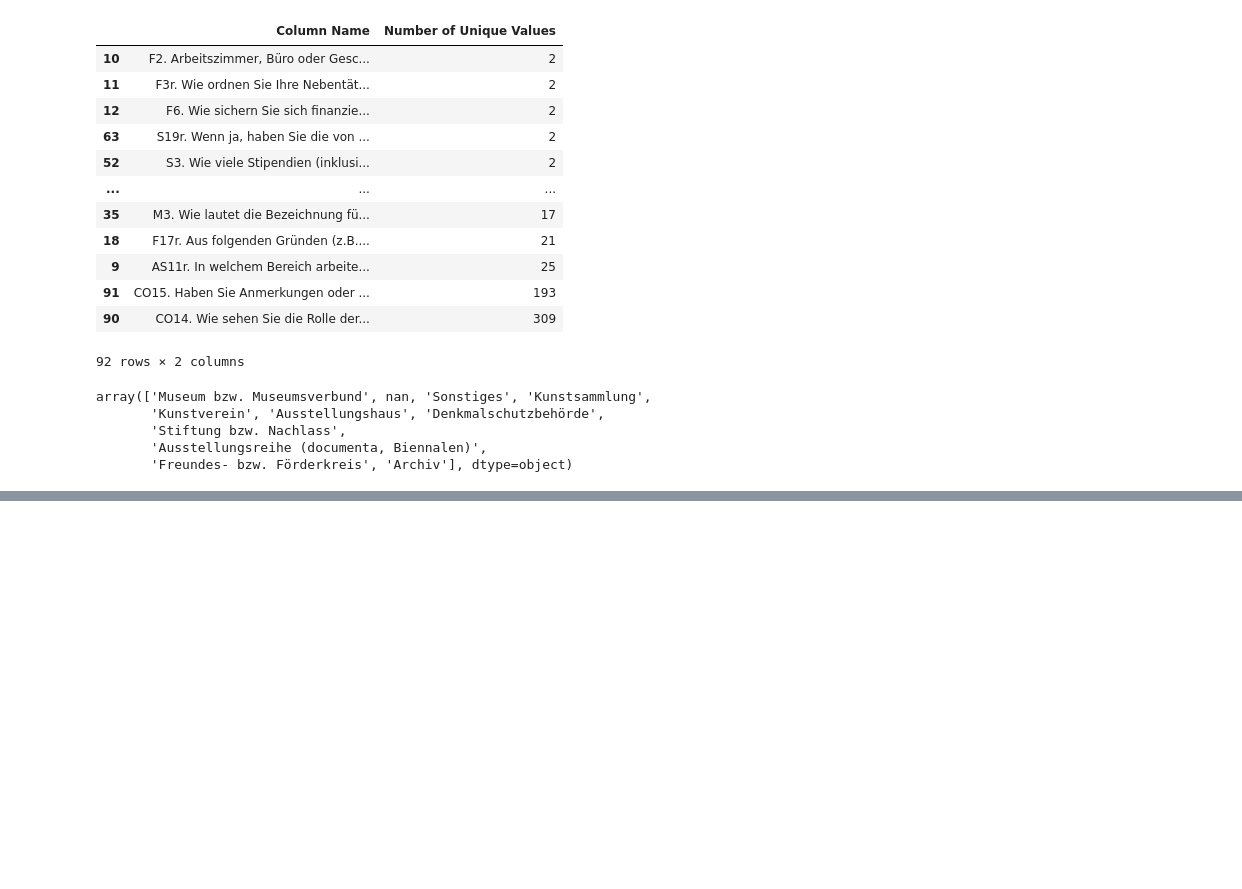
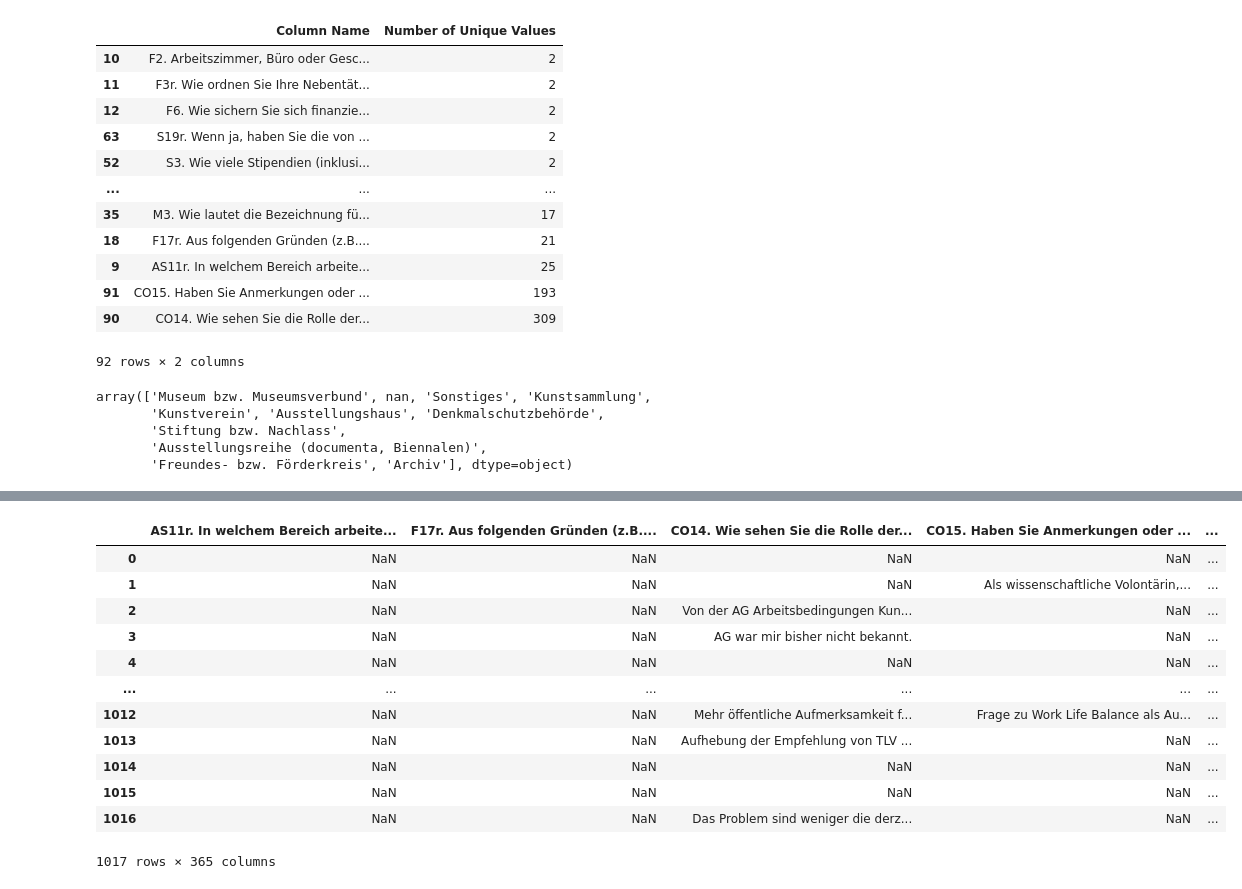
Before and after one commit to michaelgerloff/Survey_working_conditions_art_history, a Jupyter notebook: notebooks/00_Data_Cleaning.ipynb, the cells around one changed output, grey strips where cells are left out. Drawn from its saved outputs; the diff is of its cells as text; code cells hidden in the pictures; blank space fills up the shorter version.

Commit message:
finished Data Cleaning and started outlier detection

```diff
--- a/notebooks/00_Data_Exploration.ipynb
+++ b/notebooks/00_Data_Cleaning.ipynb
@@ -5,5 +9,5 @@ import pandas as pd
 # %%
-raw_data = pd.read_excel("/home/micha/Data_Science/Ulmer_Verein/data/Umfrage_kompletter Datensatz.xlsx")
+raw_data = pd.read_excel('../data/external/Umfrage_kompletter Datensatz.xlsx')
 # %%
 raw_data.head()
 # %% [output]
@@ -289,3 +295,10 @@ array(['Museum bzw. Museumsverbund', nan, 'Sonstiges', 'Kunstsammlung',
        'Stiftung bzw. Nachlass',
        'Ausstellungsreihe (documenta, Biennalen)',
        'Freundes- bzw. Förderkreis', 'Archiv'], dtype=object)
+# %%
+columns_to_encode = [col for col in object_columns.columns if object_columns[col].nunique() <= 17]
+
+# One-hot encode these columns
+one_hot_encoded_df = pd.get_dummies(object_columns, columns=columns_to_encode)
+
+print(one_hot_encoded_df)
@@ -291,0 +323,16 @@ array(['Museum bzw. Museumsverbund', nan, 'Sonstiges', 'Kunstsammlung',
+# %%
+one_hot_encoded_df
+# %% [output]
+|  | AS11r. In welchem Bereich arbeite... | F17r. Aus folgenden Gründen (z.B.... | CO14. Wie sehen Sie die Rolle der... | CO15. Haben Sie Anmerkungen oder ... | ... |
+| 0 | NaN | NaN | NaN | NaN | ... |
+| 1 | NaN | NaN | NaN | Als wissenschaftliche Volontärin,... | ... |
+| 2 | NaN | NaN | Von der AG Arbeitsbedingungen Kun... | NaN | ... |
+| 3 | NaN | NaN | AG war mir bisher nicht bekannt. | NaN | ... |
+| 4 | NaN | NaN | NaN | NaN | ... |
+| ... | ... | ... | ... | ... | ... |
+| 1012 | NaN | NaN | Mehr öffentliche Aufmerksamkeit f... | Frage zu Work Life Balance als Au... | ... |
+| 1013 | NaN | NaN | Aufhebung der Empfehlung von TLV ... | NaN | ... |
+| 1014 | NaN | NaN | NaN | NaN | ... |
+| 1015 | NaN | NaN | NaN | NaN | ... |
+| 1016 | NaN | NaN | Das Problem sind weniger die derz... | NaN | ... |
+1017 rows × 365 columns
```
Also changed, not shown: parts of 25 cells of this notebook, 1 other file.
